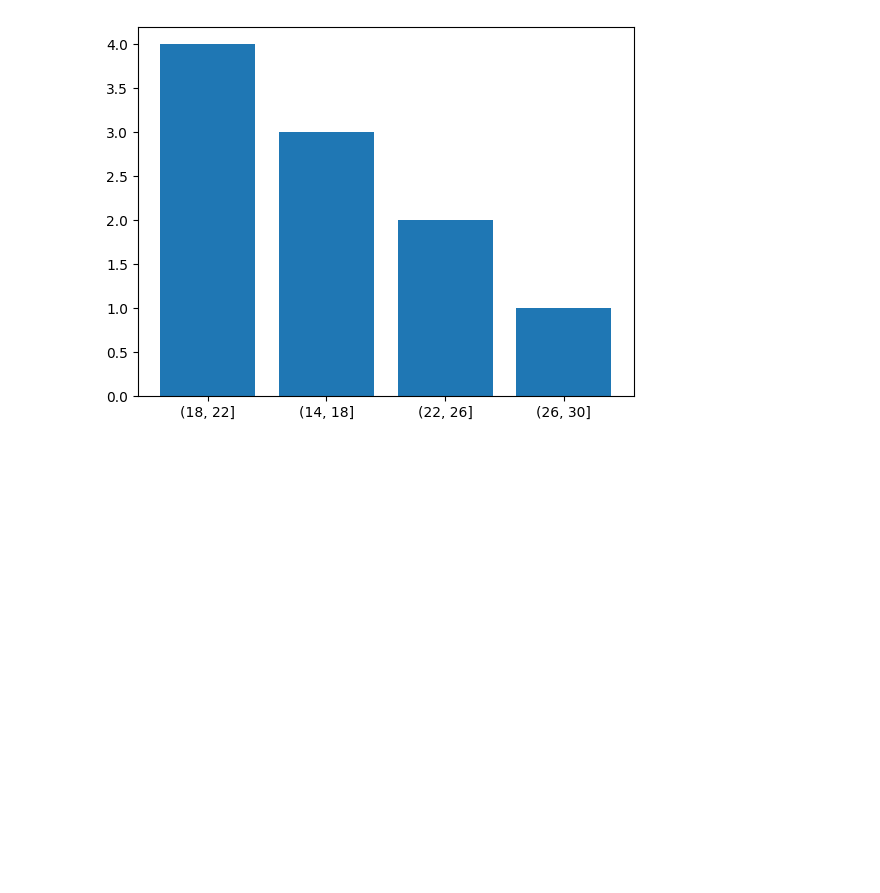
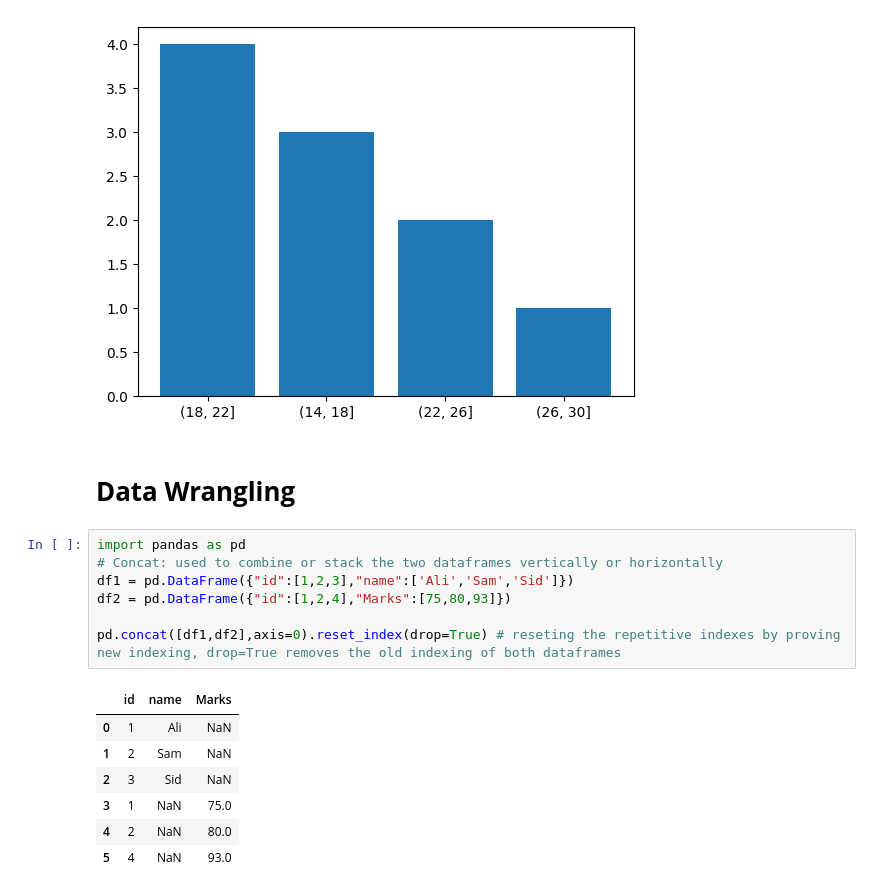
Before and after one commit to sameer-malik1/AI-ML, a Jupyter notebook: pandas.ipynb, the cells around one changed output. Cells and saved outputs as stored; diff of their text form; blank space fills up the shorter version.

Commit message:
Add data wrangling for combining data from different sources

```diff
--- a/pandas.ipynb
+++ b/pandas.ipynb
@@ -1467,3 +1467,20 @@ plt.bar(x=frequecy.index,height=frequecy.values)
 # %% [output]
 <BarContainer object of 4 artists>
 [figure]
+# %% [markdown]
+# **Data Wrangling**
+# %%
+import pandas as pd
+# Concat: used to combine or stack the two dataframes vertically or horizontally
+df1 = pd.DataFrame({"id":[1,2,3],"name":['Ali','Sam','Sid']})
+df2 = pd.DataFrame({"id":[1,2,4],"Marks":[75,80,93]})
+
+pd.concat([df1,df2],axis=0).reset_index(drop=True) # reseting the repetitive indexes by proving new indexing, drop=True removes the old indexing of both dataframes
+# %% [output]
+|  | id | name | Marks |
+| 0 | 1 | Ali | NaN |
+| 1 | 2 | Sam | NaN |
+| 2 | 3 | Sid | NaN |
+| 3 | 1 | NaN | 75.0 |
+| 4 | 2 | NaN | 80.0 |
+| 5 | 4 | NaN | 93.0 |
```
Also changed, not shown: parts of 1 cell of this notebook.
